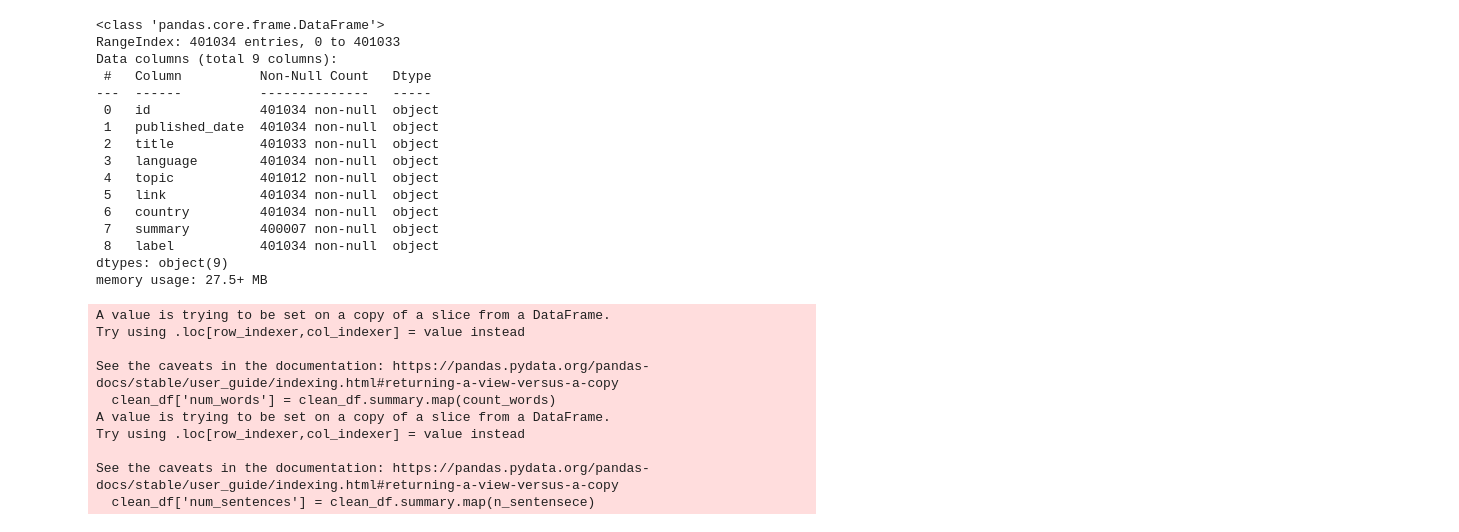
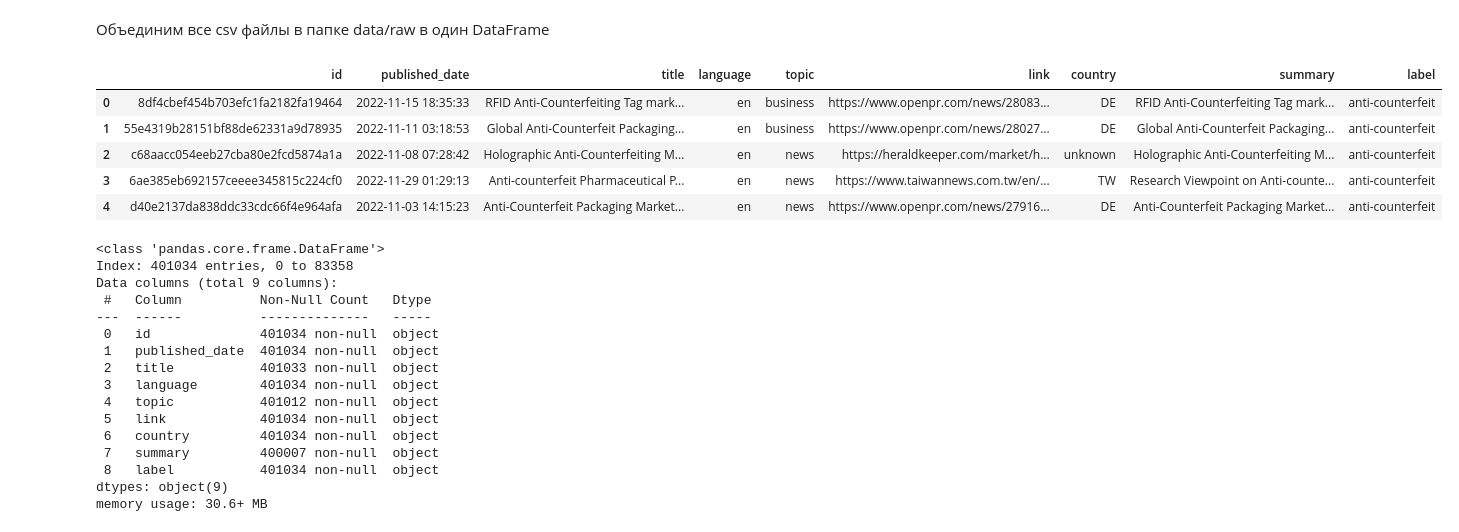
Before and after one commit to dmitrykhrabroff/test, a Jupyter notebook: notebooks/EDA.ipynb, the cells around one changed output. Cells and saved outputs as stored; diff of their text form; code cells hidden in the pictures.

```diff
--- a/notebooks/EDA.ipynb
+++ b/notebooks/EDA.ipynb
@@ -59,8 +11,20 @@ full_df = full_df.reset_index(drop = True)
+# %% [markdown]
+Объединим все csv файлы в папке data/raw в один DataFrame
+# %%
+full_df = parse_data('../data/raw')
+full_df.head()
+# %% [output]
+|  | id | published_date | title | language | topic | link | country | summary | label |
+| 0 | 8df4cbef454b703efc1fa2182fa19464 | 2022-11-15 18:35:33 | RFID Anti-Counterfeiting Tag mark... | en | business | https://www.openpr.com/news/28083... | DE | RFID Anti-Counterfeiting Tag mark... | anti-counterfeit |
+| 1 | 55e4319b28151bf88de62331a9d78935 | 2022-11-11 03:18:53 | Global Anti-Counterfeit Packaging... | en | business | https://www.openpr.com/news/28027... | DE | Global Anti-Counterfeit Packaging... | anti-counterfeit |
+| 2 | c68aacc054eeb27cba80e2fcd5874a1a | 2022-11-08 07:28:42 | Holographic Anti-Counterfeiting M... | en | news | https://heraldkeeper.com/market/h... | unknown | Holographic Anti-Counterfeiting M... | anti-counterfeit |
+| 3 | 6ae385eb692157ceeee345815c224cf0 | 2022-11-29 01:29:13 | Anti-counterfeit Pharmaceutical P... | en | news | https://www.taiwannews.com.tw/en/... | TW | Research Viewpoint on Anti-counte... | anti-counterfeit |
+| 4 | d40e2137da838ddc33cdc66f4e964afa | 2022-11-03 14:15:23 | Anti-Counterfeit Packaging Market... | en | news | https://www.openpr.com/news/27916... | DE | Anti-Counterfeit Packaging Market... | anti-counterfeit |
 # %%
 full_df.info()
 # %% [output]
 <class 'pandas.core.frame.DataFrame'>
-RangeIndex: 401034 entries, 0 to 401033
+Index: 401034 entries, 0 to 83358
 Data columns (total 9 columns):
  #   Column          Non-Null Count   Dtype
 ---  ------          --------------   -----
@@ -74,4 +38,4 @@ Data columns (total 9 columns):
  7   summary         400007 non-null  object
  8   label           401034 non-null  object
 dtypes: object(9)
-memory usage: 27.5+ MB
+memory usage: 30.6+ MB
@@ -94,14 +41,0 @@ def n_sentensece(text):
-# %%
-clean_df['num_words'] = clean_df.summary.map(count_words)
-clean_df['num_sentences'] = clean_df.summary.map(n_sentensece)
-# %% [output]
-A value is trying to be set on a copy of a slice from a DataFrame.
-Try using .loc[row_indexer,col_indexer] = value instead
-
-See the caveats in the documentation: https://pandas.pydata.org/pandas-docs/stable/user_guide/indexing.html#returning-a-view-versus-a-copy
-  clean_df['num_words'] = clean_df.summary.map(count_words)
-A value is trying to be set on a copy of a slice from a DataFrame.
-Try using .loc[row_indexer,col_indexer] = value instead
-
-See the caveats in the documentation: https://pandas.pydata.org/pandas-docs/stable/user_guide/indexing.html#returning-a-view-versus-a-copy
-  clean_df['num_sentences'] = clean_df.summary.map(n_sentensece)
```
Also changed, not shown: parts of 63 cells of this notebook, 3 other files.
